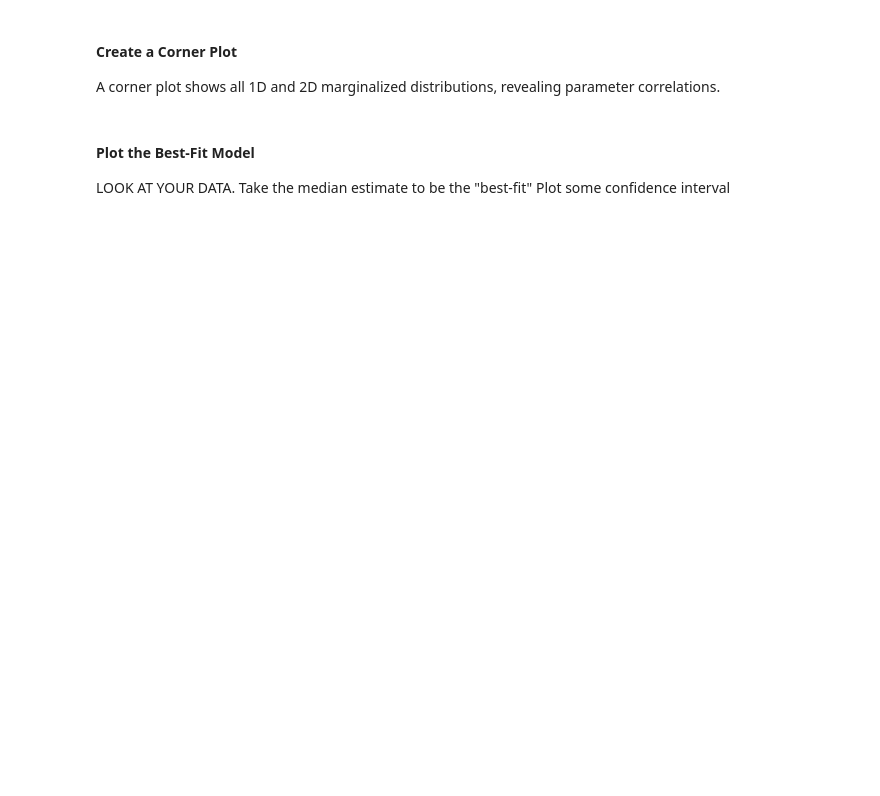
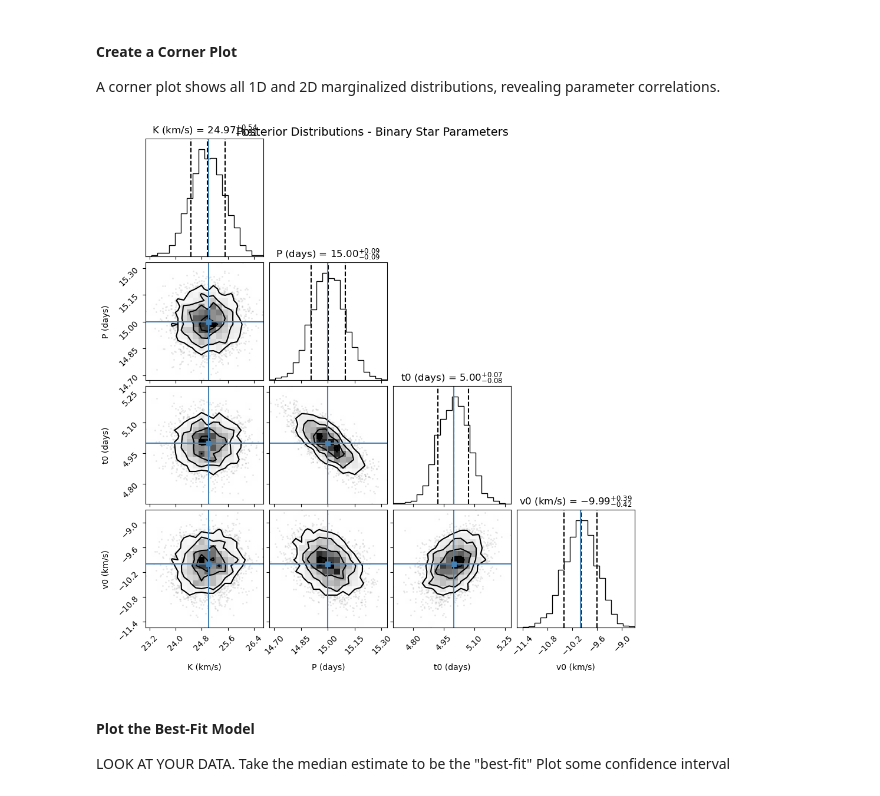
Before and after one commit to veronica-hoffman/ast496_2025_Fall, a Jupyter notebook: homework/02/mcmc_stellar_mass.ipynb, the cells around one changed output. Cells and saved outputs as stored; diff of their text form; code cells hidden in the pictures; blank space fills up the shorter version.

```diff
--- a/homework/02/mcmc_stellar_mass.ipynb
+++ b/homework/02/mcmc_stellar_mass.ipynb
@@ -178,0 +253,5 @@ You can look at the slides for notes on this. Make some reasonable choices! Or i
+# %%
+try:
+    tau = sampler.get_autocorr_time(discard=100, quiet=True)
+except:
+    tau = np.array([50, 50, 50, 50])
@@ -186,0 +266,22 @@ After discarding burn-in, you'll extract the posterior samples and calculate par
+# %%
+# Get flattened samples (discard burn-in and thin)
+max_tau = np.max(tau)
+min_tau = np.min(tau)
+burnin = int(2 * max_tau)
+thinning = max(1, int(0.5 * min_tau))
+flat_samples = sampler.get_chain(discard=burnin, thin=thinning, flat=True)
+# Calculate parameter estimates
+best_K, best_p, best_t0, best_v0 = np.median(flat_samples, axis=0)
+unc_K = np.percentile(flat_samples[:, 0], [16, 84])
+unc_p = np.percentile(flat_samples[:, 1], [16, 84])
+unc_t0 = np.percentile(flat_samples[:, 2], [16, 84])
+unc_v0 = np.percentile(flat_samples[:, 3], [16, 84])
+print(best_K)
+print(best_v0)
+print(best_p)
+print(best_t0)
+
+print(unc_K)
+print(unc_p)
+print(unc_t0)
+print(unc_v0)
@@ -193,3 +301,19 @@ A corner plot shows all 1D and 2D marginalized distributions, revealing paramete
+# %%
+# you can use the corner package
+labels = ['K (km/s)', 'P (days)', 't0 (days)', 'v0 (km/s)']
+truths = [K_true, P_true, t0_true, v0_true]
+
+fig = corner.corner(
+    flat_samples,
+    labels=labels,
+    truths=truths,
+    quantiles=[0.16, 0.5, 0.84],
+    show_titles=True
+)
+plt.suptitle("Posterior Distributions - Binary Star Parameters", fontsize=14)
+plt.show()
+# %% [output]
+[figure, added]
 # %% [markdown]
 #### Plot the Best-Fit Model
 LOOK AT YOUR DATA. Take the median estimate to be the "best-fit"
```
Also changed, not shown: parts of 15 cells of this notebook, 2 other files.
